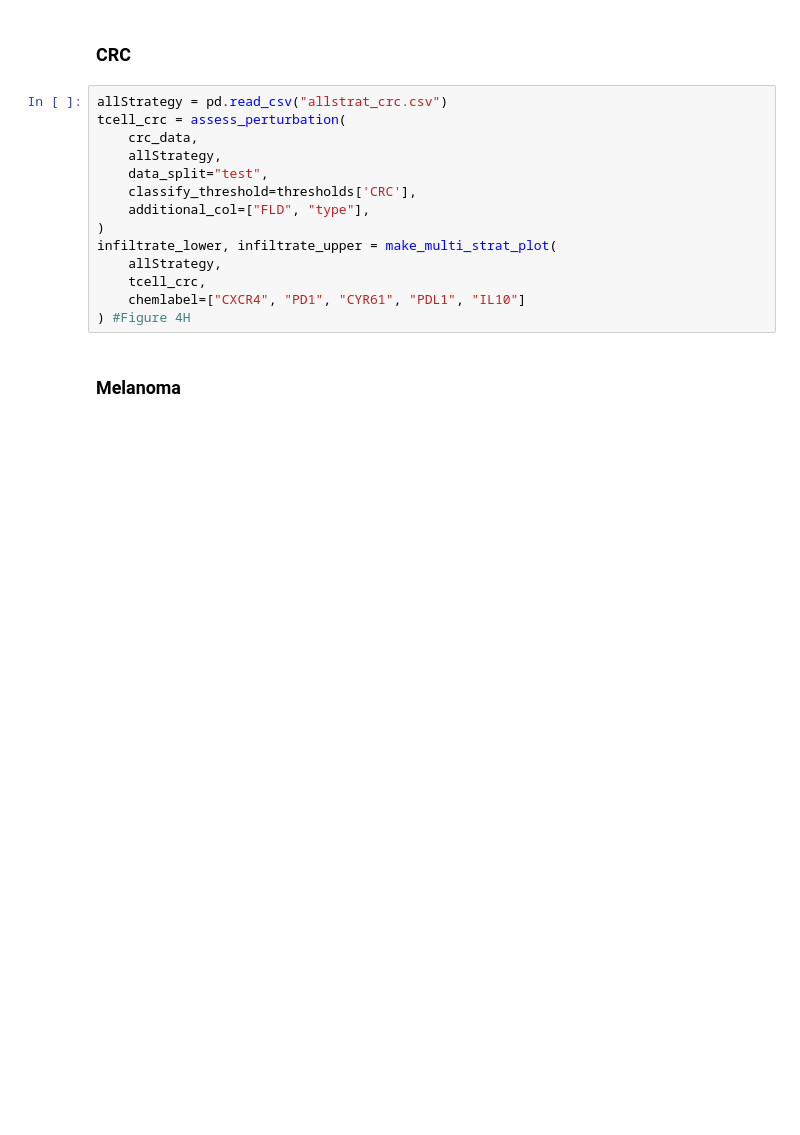
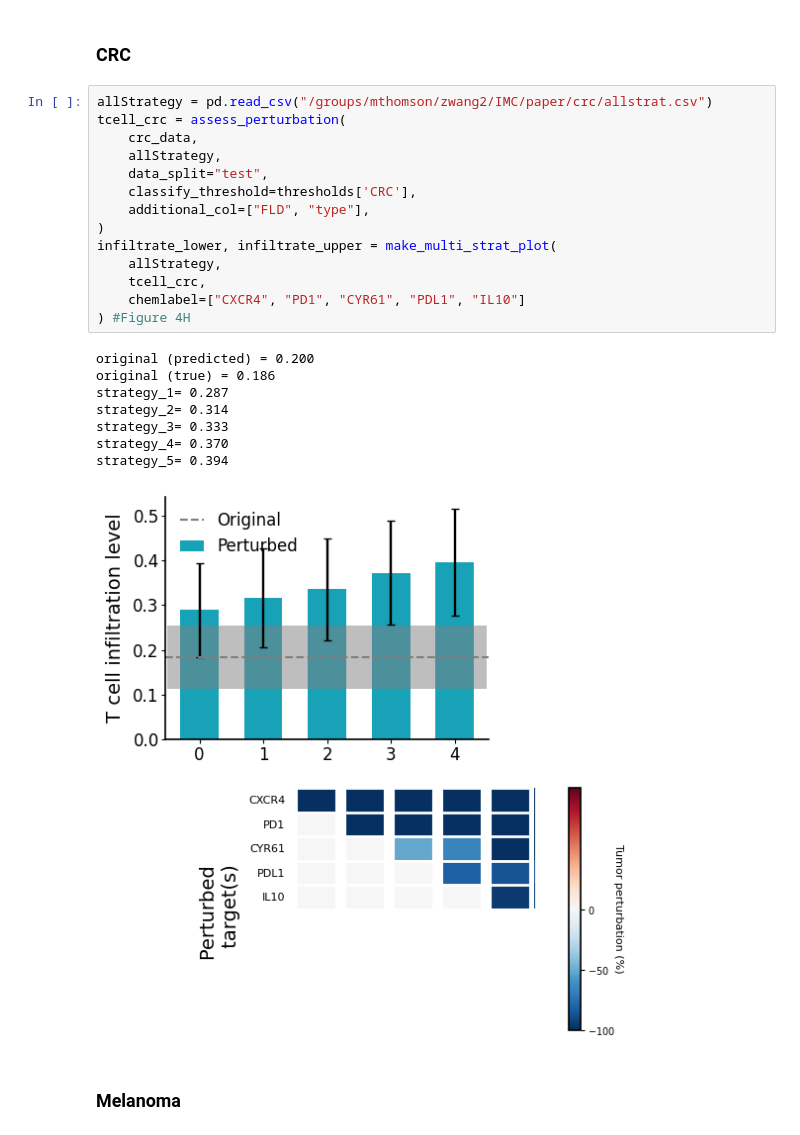
Before and after one commit to neonine2/morpheus-spatial, a Jupyter notebook: reproduction/reproduction_notebook.ipynb, the cells around one changed output. Cells and saved outputs as stored; diff of their text form; blank space fills up the shorter version.

Commit message:
include figures in notebook

```diff
--- a/reproduction/reproduction_notebook.ipynb
+++ b/reproduction/reproduction_notebook.ipynb
@@ -306,19 +318,28 @@ import pandas as pd
 # %% [markdown]
 ### CRC
 # %%
-allStrategy = pd.read_csv("allstrat_crc.csv")
+allStrategy = pd.read_csv("/groups/mthomson/zwang2/IMC/paper/crc/allstrat.csv")
 tcell_crc = assess_perturbation(
     crc_data,
     allStrategy,
     data_split="test",
     classify_threshold=thresholds['CRC'],
     additional_col=["FLD", "type"],
 )
 infiltrate_lower, infiltrate_upper = make_multi_strat_plot(
     allStrategy,
     tcell_crc,
     chemlabel=["CXCR4", "PD1", "CYR61", "PDL1", "IL10"]
 ) #Figure 4H
+# %% [output]
+original (predicted) = 0.200
+original (true) = 0.186
+strategy_1= 0.287
+strategy_2= 0.314
+strategy_3= 0.333
+strategy_4= 0.370
+strategy_5= 0.394
+[figure, added]
 # %% [markdown]
 ### Melanoma
 # %%
```
Also changed, not shown: parts of 8 cells of this notebook.
